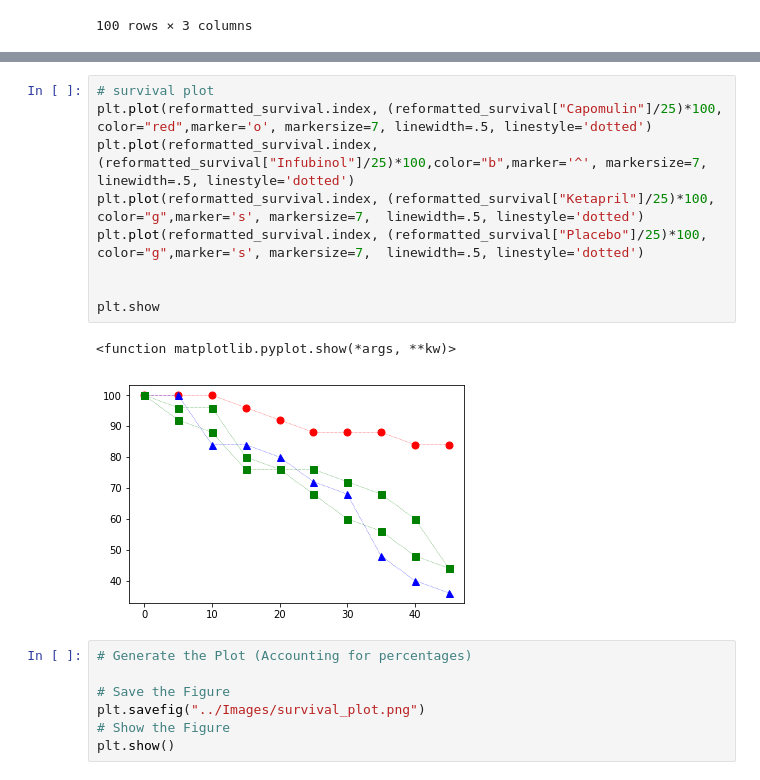
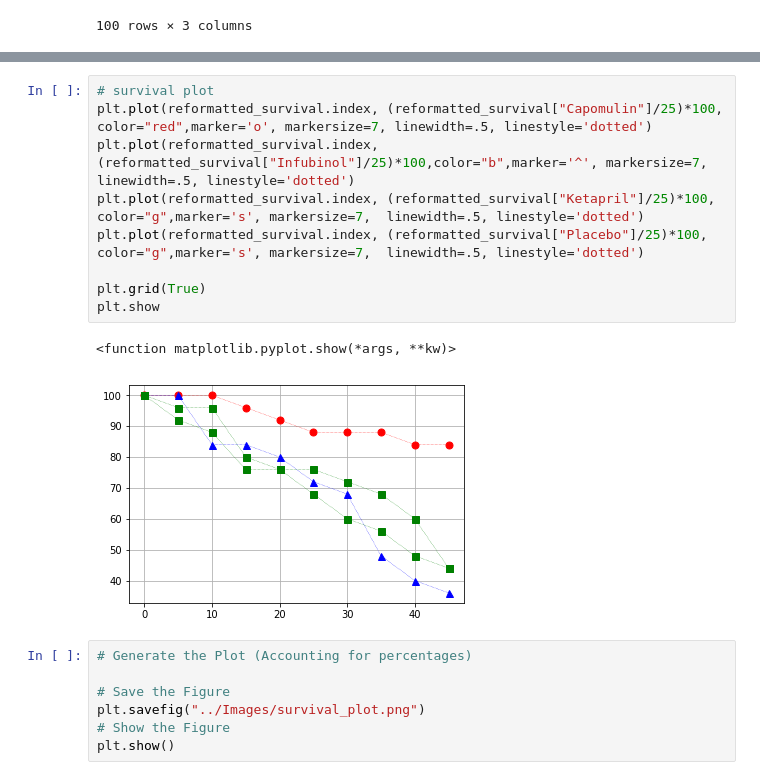
Before and after one commit to thphan12/Matplotlib, a Jupyter notebook: HW5.ipynb, the cells around one changed output, grey strips where cells are left out. Cells and saved outputs as stored; diff of their text form.

```diff
--- a/HW5.ipynb
+++ b/HW5.ipynb
@@ -298,15 +298,15 @@ reformatted_survival
 # %%
 # survival plot
 plt.plot(reformatted_survival.index, (reformatted_survival["Capomulin"]/25)*100, color="red",marker='o', markersize=7, linewidth=.5, linestyle='dotted')
 plt.plot(reformatted_survival.index, (reformatted_survival["Infubinol"]/25)*100,color="b",marker='^', markersize=7, linewidth=.5, linestyle='dotted')
 plt.plot(reformatted_survival.index, (reformatted_survival["Ketapril"]/25)*100, color="g",marker='s', markersize=7,  linewidth=.5, linestyle='dotted')
 plt.plot(reformatted_survival.index, (reformatted_survival["Placebo"]/25)*100, color="g",marker='s', markersize=7,  linewidth=.5, linestyle='dotted')
 
-
+plt.grid(True)
 plt.show
 # %% [output]
 <function matplotlib.pyplot.show(*args, **kw)>
-[figure, old version]
+[figure, new version]
 # %%
 # Generate the Plot (Accounting for percentages)
 
```
